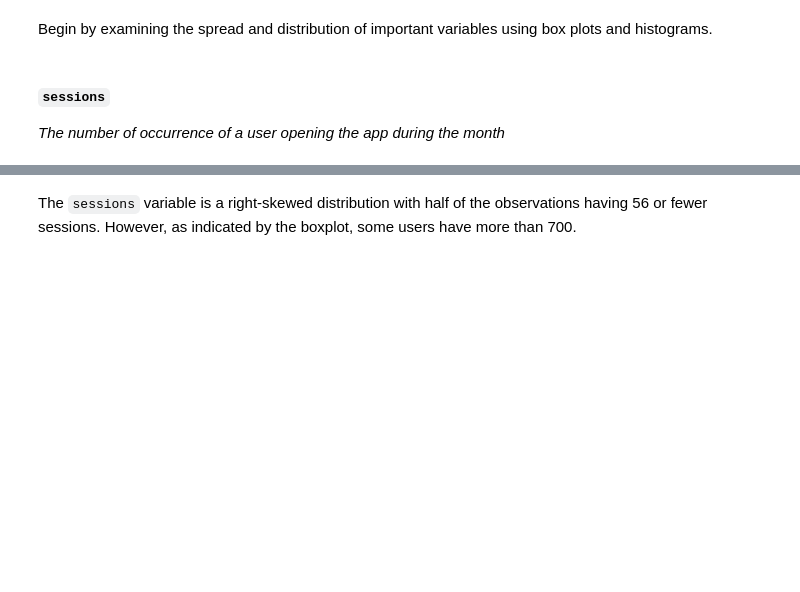
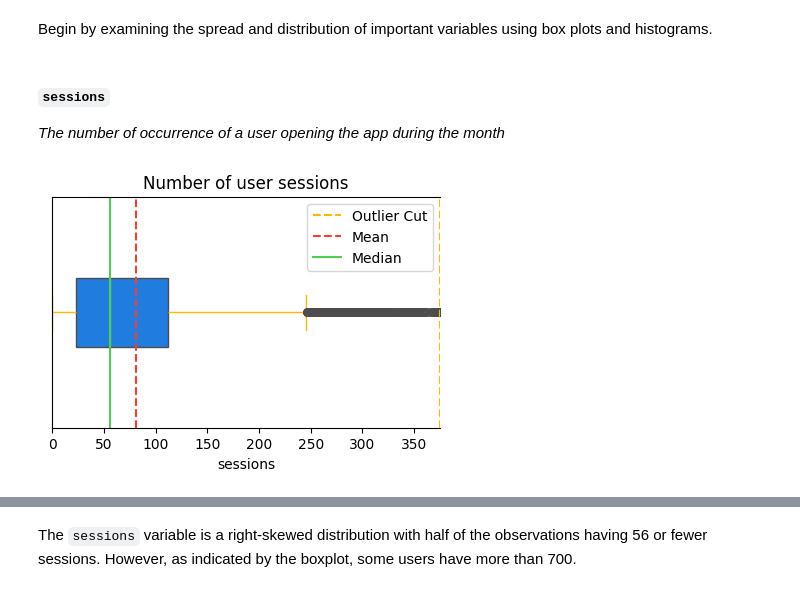
Before and after one commit to rodrigodealexandre/Coursera-Google, a Jupyter notebook: Go Beyond the Numbers Translate Data into Insights/Course 3 Waze project lab.ipynb, the cells around one changed output, grey strips where cells are left out. Drawn from its saved outputs; the diff is of its cells as text; code cells hidden in the pictures; blank space fills up the shorter version.

Commit message:
end of Create your Course 3 Waze project jupter notebook codes

```diff
--- a/Go Beyond the Numbers Translate Data into Insights/Course 3 Waze project lab.ipynb
+++ b/Go Beyond the Numbers Translate Data into Insights/Course 3 Waze project lab.ipynb
@@ -163 +556,7 @@ _The number of occurrence of a user opening the app during the month_
+# %%
+### YOUR CODE HERE ###
+# Box plot
+waze_box_plot(df, 'sessions', 'Number of user sessions')
+# %% [output]
+[figure, added]
 # %%
```
Also changed, not shown: parts of 66 cells of this notebook.
